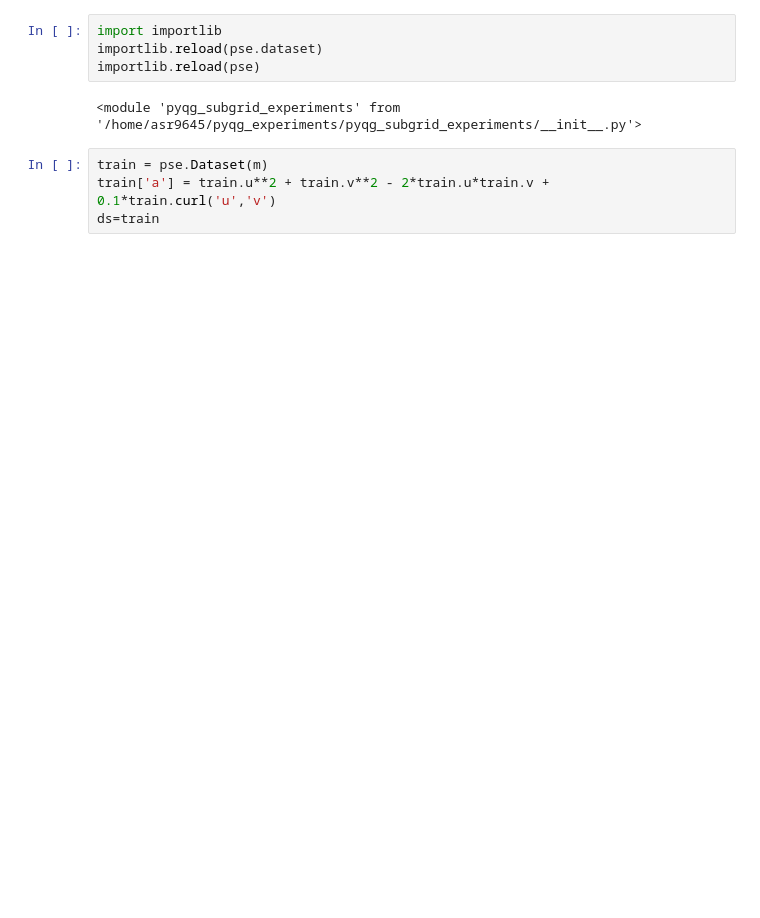
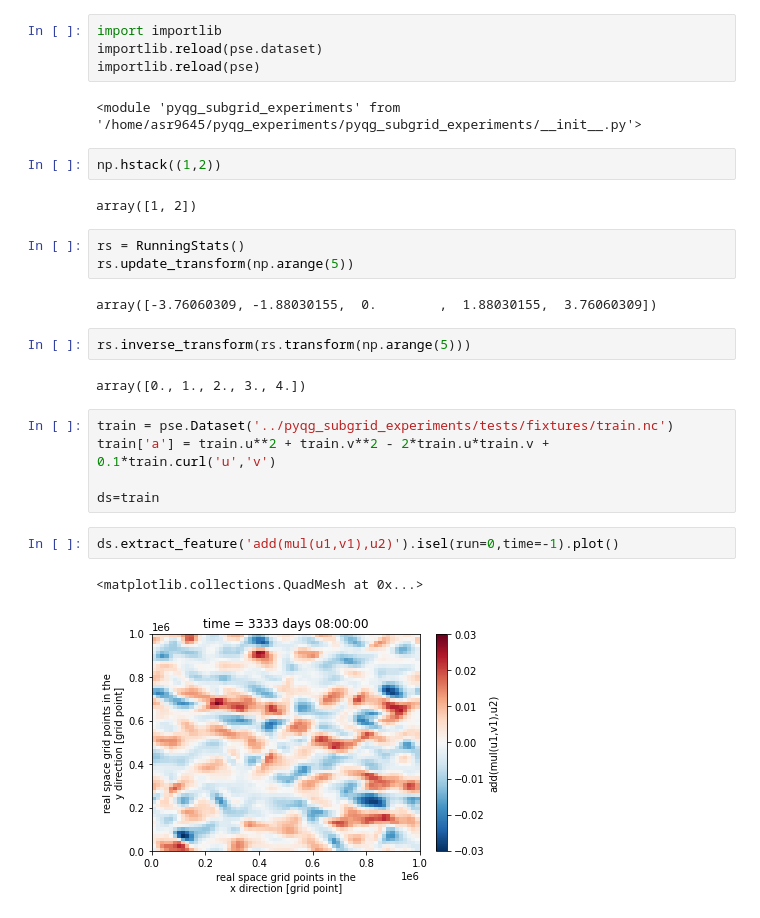
Before and after one commit to Pperezhogin/pyqg_experiments_Ross, a Jupyter notebook: notebooks/developing_batch_symbolic_regression.ipynb, the cells around one changed output. Saved outputs shown, nothing was run; the diff lists cells and outputs as text; blank space fills up the shorter version.

```diff
--- a/notebooks/developing_batch_symbolic_regression.ipynb
+++ b/notebooks/developing_batch_symbolic_regression.ipynb
@@ -18,7 +17,26 @@ importlib.reload(pse.dataset)
 importlib.reload(pse)
 # %% [output]
 <module 'pyqg_subgrid_experiments' from '/home/asr9645/pyqg_experiments/pyqg_subgrid_experiments/__init__.py'>
+# %%
+np.hstack((1,2))
+# %% [output]
+array([1, 2])
+# %%
+rs = RunningStats()
+rs.update_transform(np.arange(5))
+# %% [output]
+array([-3.76060309, -1.88030155,  0.        ,  1.88030155,  3.76060309])
+# %%
+rs.inverse_transform(rs.transform(np.arange(5)))
+# %% [output]
+array([0., 1., 2., 3., 4.])
 # %%
-train = pse.Dataset(m)
+train = pse.Dataset('../pyqg_subgrid_experiments/tests/fixtures/train.nc')
 train['a'] = train.u**2 + train.v**2 - 2*train.u*train.v + 0.1*train.curl('u','v')
+
 ds=train
+# %%
+ds.extract_feature('add(mul(u1,v1),u2)').isel(run=0,time=-1).plot()
+# %% [output]
+<matplotlib.collections.QuadMesh at 0x...>
+[figure, added]
```
Also changed, not shown: parts of 15 cells of this notebook, 1 other file.
